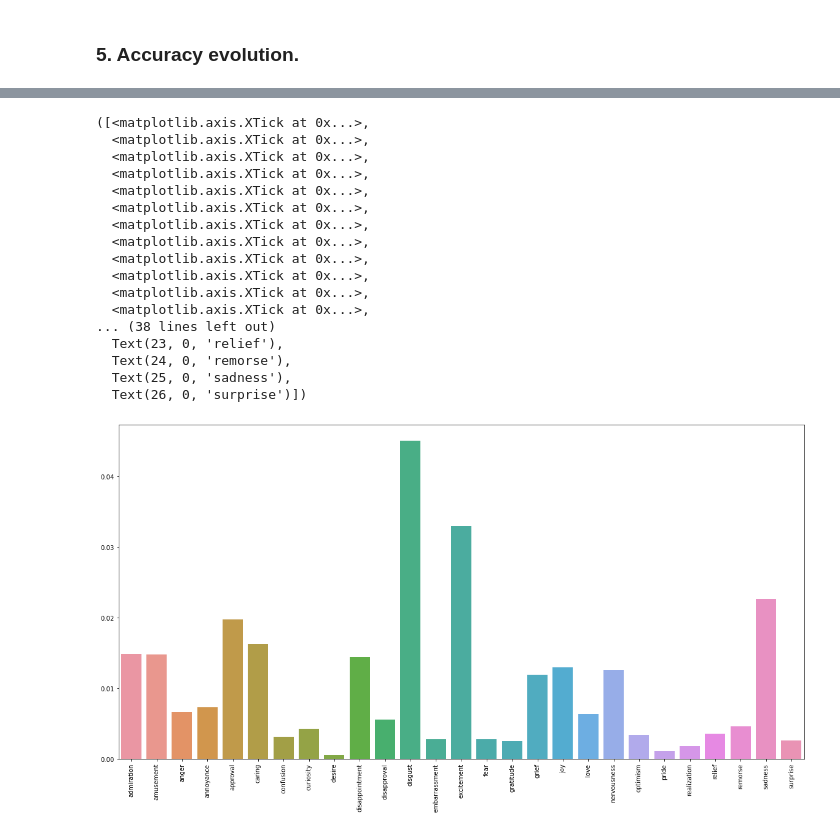
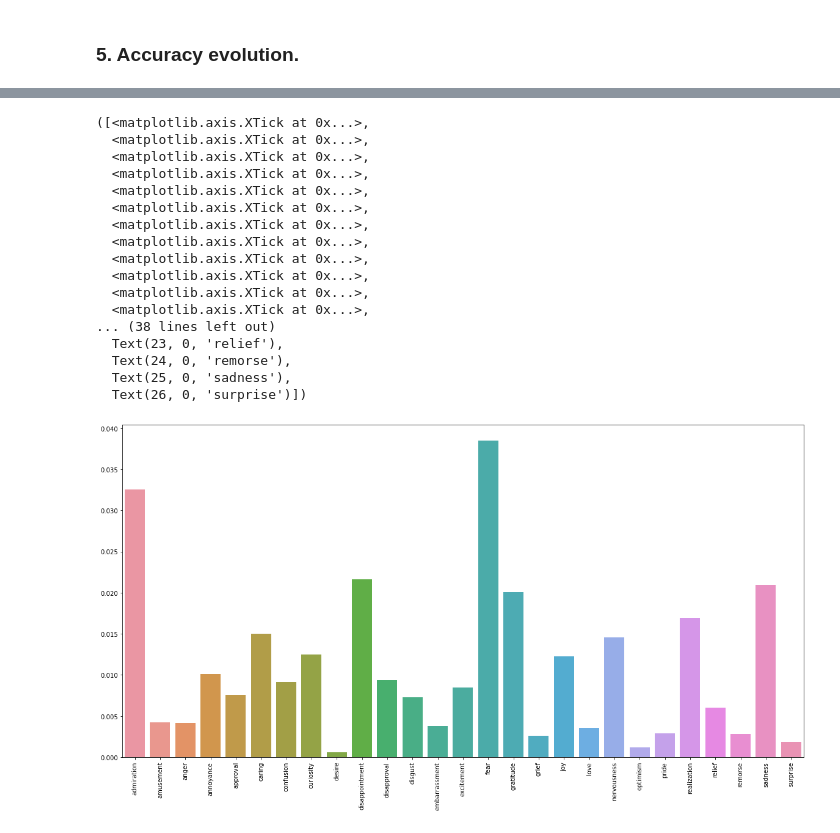
Before and after one commit to RaulMoldes/SMTSC, a Jupyter notebook: sentiment_analysis.ipynb, the cells around one changed output, grey strips where cells are left out. Cells and saved outputs as stored; diff of their text form; code cells hidden in the pictures.

```diff
--- a/sentiment_analysis.ipynb
+++ b/sentiment_analysis.ipynb
@@ -92,16 +171,18 @@ I love deep learning.
 ## 1. Data loading.
 # %%
 def load_and_split_data(data):
-    text = data[TEXT].values
-    label = data[CATEGORIES].values
+    text = data[TEXT].apply(text_preprocessing_pipeline).values
+    label = data[CATEGORIES].values.astype("float32")
     return text, label
 
 # Load the data
+print("Loading data...")
 train_data, train_labels = load_and_split_data(TRAIN_DATA)
 val_data, val_labels = load_and_split_data(VAL_DATA)
 test_data, test_labels = load_and_split_data(TEST_DATA)
 
-
 train_dataset = tf.data.Dataset.from_tensor_slices((train_data, train_labels))
 val_dataset = tf.data.Dataset.from_tensor_slices((val_data, val_labels))
 test_dataset = tf.data.Dataset.from_tensor_slices((test_data, test_labels))
+
+print("Data loaded successfully!")
@@ -189,13 +273,15 @@ class Embeddings(tf.keras.layers.Layer):
 ### 3.2 Encoder layer.
 # %%
 class TransformerEncoder(tf.keras.layers.Layer):
-    def __init__(self, embed_dim, dense_dim, num_heads,):
+    def __init__(self, embed_dim, dense_dim, num_heads):
         super(TransformerEncoder, self).__init__()
         self.embed_dim = embed_dim
         self.dense_dim = dense_dim
         self.num_heads = num_heads
+
+
         self.attention = tf.keras.layers.MultiHeadAttention(
-            num_heads=num_heads, key_dim=embed_dim,
+            num_heads=num_heads, key_dim=embed_dim, dropout=0.1,
         )
         self.dense_proj=tf.keras.Sequential(
             [tf.keras.layers.Dense(dense_dim, activation="elu"),tf.keras.layers.Dense(embed_dim),]
@@ -210,12 +296,17 @@ class TransformerEncoder(tf.keras.layers.Layer):
         mask2 = mask[:,tf.newaxis, :]
         padding_mask = tf.cast(mask1&mask2, dtype="int32")
 
+
+
+
       attention_output = self.attention(
           query=inputs, key=inputs,value=inputs,attention_mask=padding_mask
       )
 
+
       proj_input = self.layernorm_1(inputs + attention_output)
       proj_output = self.dense_proj(proj_input)
+
       return self.layernorm_2(proj_input + proj_output)
 
     def get_config(self):
@@ -229,7 +320,7 @@ class TransformerEncoder(tf.keras.layers.Layer):
 # %% [markdown]
 ### 3. Final model.
 # %%
-encoder_input=tf.keras.layers.Input(shape=(None,), dtype="int64", name="input")
+encoder_input=tf.keras.layers.Input(shape=(None,), dtype="int32", name="input")
 
 x = Embeddings(SEQUENCE_LENGTH,VOCAB_SIZE,EMBEDDING_DIM)(encoder_input)
 
@@ -274,9 +367,9 @@ model_checkpoint_callback = tf.keras.callbacks.ModelCheckpoint(
 reduce_lr = tf.keras.callbacks.ReduceLROnPlateau(monitor='val_loss', factor=0.2, patience=3, min_lr=1e-8)
 # %%
 
-transformer.compile(loss=tf.keras.losses.BinaryCrossentropy(),
-              optimizer=tf.keras.optimizers.Adam(learning_rate = 1e-4),
-              metrics=['accuracy'])
+transformer.compile(loss=tf.keras.losses.BinaryCrossentropy(name='binary_crossentropy'),
+              metrics=['accuracy', 'AUC'],
+              optimizer=tf.keras.optimizers.Adam(learning_rate=0.0001, decay=1e-6))
 # %% [markdown]
 ### 4. Model training.
 # %%
@@ -330,27 +432,27 @@ Final accuracy: 0.2694089710712433
 # %%
 import seaborn as sns
-text = "I am happy. I am sad. I am angry. I am disgusted. I am surprised. I am neutral."
+text = "I am happy."
 text, label = vectorizer(text, [0]*28)
 prediction = transformer.predict(text)
 plt.figure(figsize=(20,10))
 sns.barplot(x=CATEGORIES, y=prediction[0])
 plt.xticks(plt.gca().get_xticks(), rotation=90)
 # %% [output]
 ([<matplotlib.axis.XTick at 0x...>,
   <matplotlib.axis.XTick at 0x...>,
   <matplotlib.axis.XTick at 0x...>,
   <matplotlib.axis.XTick at 0x...>,
   <matplotlib.axis.XTick at 0x...>,
   <matplotlib.axis.XTick at 0x...>,
   <matplotlib.axis.XTick at 0x...>,
   <matplotlib.axis.XTick at 0x...>,
   <matplotlib.axis.XTick at 0x...>,
   <matplotlib.axis.XTick at 0x...>,
   <matplotlib.axis.XTick at 0x...>,
   <matplotlib.axis.XTick at 0x...>,
 ... (38 lines left out)
   Text(23, 0, 'relief'),
   Text(24, 0, 'remorse'),
   Text(25, 0, 'sadness'),
   Text(26, 0, 'surprise')])
-[figure, old version]
+[figure, new version]
```
Also changed, not shown: parts of 9 cells of this notebook, 4 other files.
